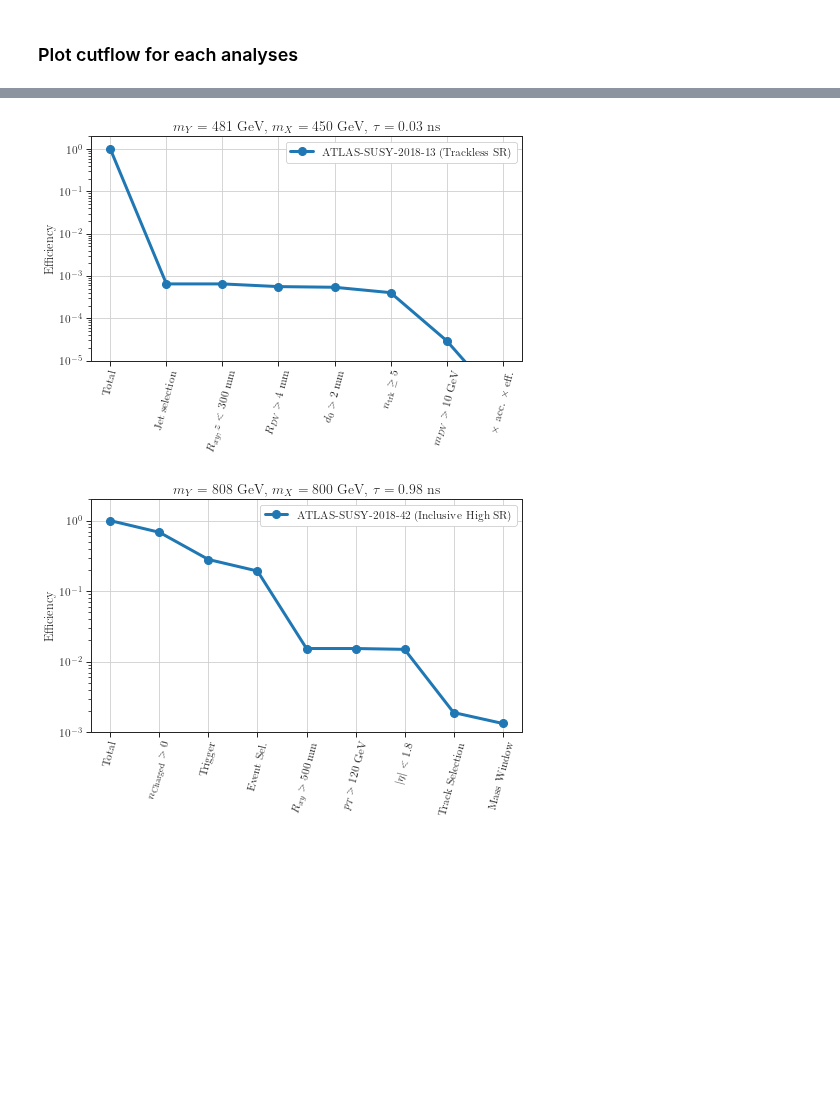
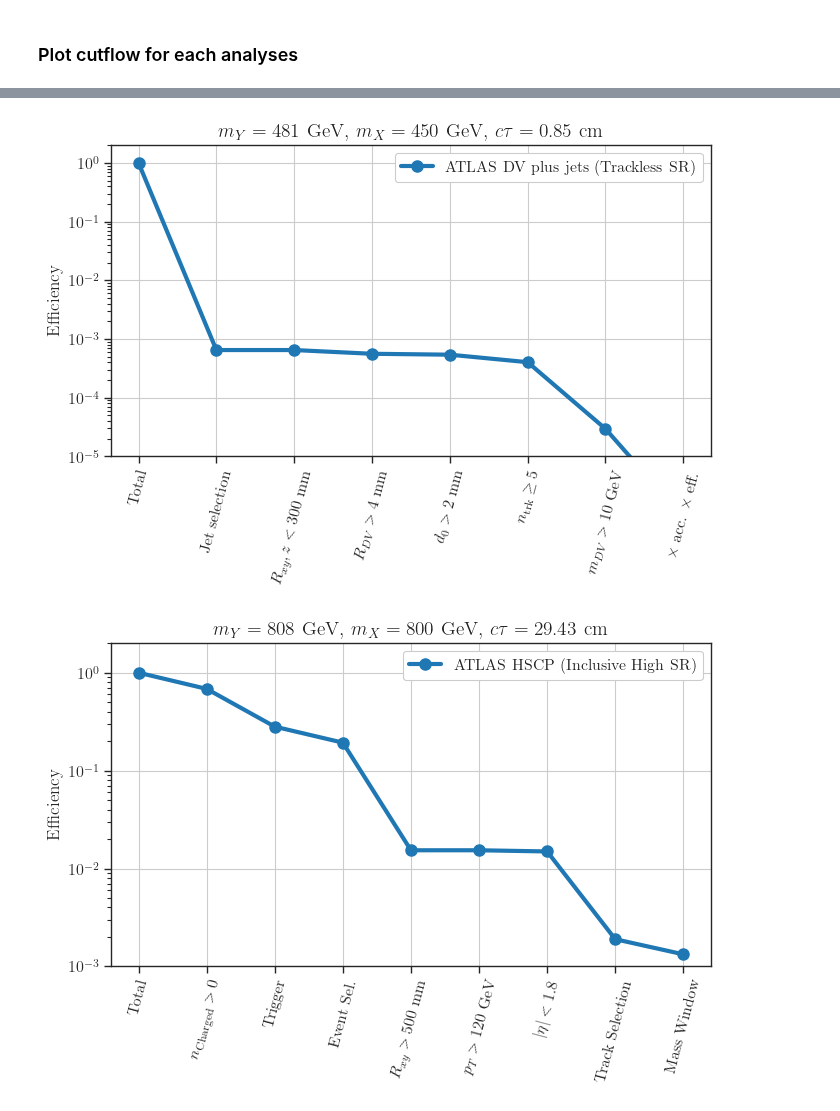
Before and after one commit to andlessa/LLP-CDFO, a Jupyter notebook: plotting/plots-CutFlow.ipynb, the cells around one changed output, grey strips where cells are left out. Cells and saved outputs as stored; diff of their text form; code cells hidden in the pictures; blank space fills up the shorter version.

Commit message:
Small fixes for plots

```diff
--- a/plotting/plots-CutFlow.ipynb
+++ b/plotting/plots-CutFlow.ipynb
@@ -44,10 +43,20 @@ mn1= 'mLSP'
 tau = 'tau_ns'
 modelDict = {label : {msb : recastData.iloc[0][msb], mn1 : recastData.iloc[0][mn1], tau : recastData.iloc[0][tau]}
              for label,recastData in recastDataDict.items() }
-title = {label: r'$m_{Y} = %1.0f$ GeV, $m_{X} = %1.0f$ GeV, $\tau = %1.2f$ ns'%(model['mLLP'],model['mLSP'],model['tau_ns'])
+title = {label: r'$m_{Y} = %1.0f$ GeV, $m_{X} = %1.0f$ GeV, $c \tau = %1.2f$ cm'%(model['mLLP'],model['mLSP'],model['tau_ns']*30)
          for label,model in modelDict.items()}
 
 figlabel = {label : 'msb_%1.0f_mchi_%1.0f_tau_%1.2f'%(model['mLLP'],model['mLSP'],model['tau_ns'])  for label,model in modelDict.items()}
+# %%
+newLabels = {
+             'CMS-EXO-20-004' : r'CMS jets plus $E_{T}^{\rm miss}$',
+             'CMS-EXO-20-004 (LLP Veto)' : r'CMS jets plus $E_{T}^{\rm miss}$ (LLP veto)',
+             'ATLAS-SUSY-2016-08' : r'ATLAS DV  plus $E_{T}^{\rm miss}$',
+             'ATLAS-SUSY-2018-42 (Inclusive High SR)' : 'ATLAS HSCP (Inclusive High SR)',
+             'ATLAS-SUSY-2018-13 (Trackless SR)' : 'ATLAS DV  plus jets (Trackless SR)',
+            #  'CMS-EXO-19-010' : 'CMS Disap. Track',
+            #  'CMS-EXO-19-010 (dR cut)' : r'CMS DT ($\Delta R$ cut)',
+             }
 # %% [markdown]
 ### Fix labels
 # %%
@@ -93,7 +102,7 @@ for label,recastData in recastDataDict.items():
     y = recastData.iloc[0][x_ticks]
     yerr = [v[1] for v in y[:]]
     y = [v[0] for v in y[:]]
-    p = ax.plot(x,y,label=label,linewidth=3,marker='o',markersize=8)
+    p = ax.plot(x,y,label=newLabels[label],linewidth=3,marker='o',markersize=8)
     ax.set_yscale('log')
     ax.set_ylabel('Efficiency')
     if 'CMS' in label:
@@ -117,2 +126,2 @@ for label,recastData in recastDataDict.items():
-[figure, old version]
+[figure, new version]
-[figure, old version]
+[figure, new version]
```
Also changed, not shown: parts of 2 cells of this notebook, 8 other files.
